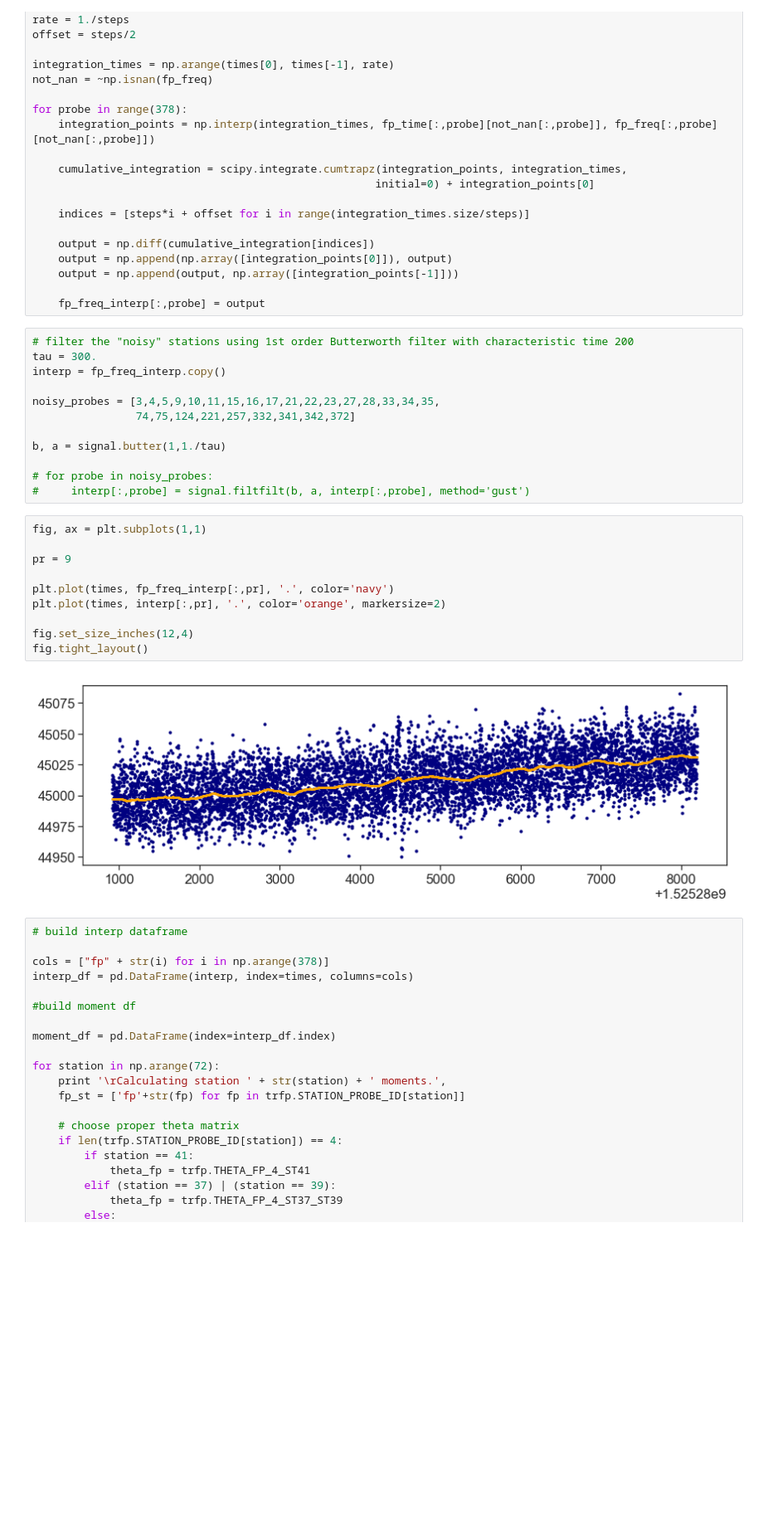
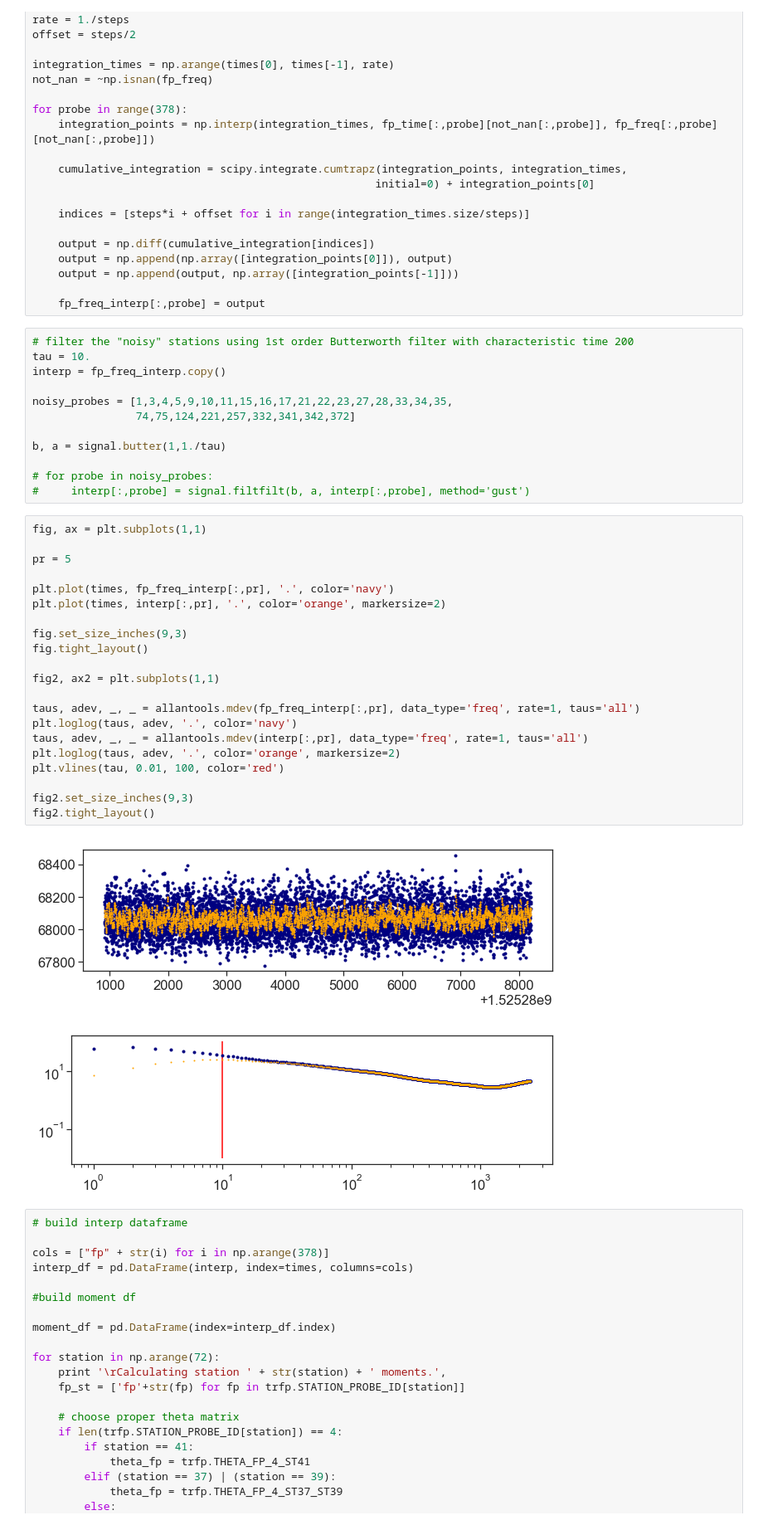
Before and after one commit to aetb/trfp, a Jupyter notebook: new_root_to_moment.ipynb, the cells around one changed output. Shown at 83% size. Saved outputs shown, nothing was run; the diff lists cells and outputs as text; blank space fills up the shorter version.

Commit message:
Massive push, including organization and significant work on 60 hr and 9 day data sets.

```diff
--- a/new_root_to_moment.ipynb
+++ b/new_root_to_moment.ipynb
@@ -66,28 +69,40 @@ for probe in range(378):
     fp_freq_interp[:,probe] = output
 # %%
 # filter the "noisy" stations using 1st order Butterworth filter with characteristic time 200
-tau = 300.
+tau = 10.
 interp = fp_freq_interp.copy()
 
-noisy_probes = [3,4,5,9,10,11,15,16,17,21,22,23,27,28,33,34,35,
+noisy_probes = [1,3,4,5,9,10,11,15,16,17,21,22,23,27,28,33,34,35,
                 74,75,124,221,257,332,341,342,372]
 
 b, a = signal.butter(1,1./tau)
 
 # for probe in noisy_probes:
 #     interp[:,probe] = signal.filtfilt(b, a, interp[:,probe], method='gust')
-# %%
-fig, ax = plt.subplots(1,1)
-
-pr = 9
-
-plt.plot(times, fp_freq_interp[:,pr], '.', color='navy')
-plt.plot(times, interp[:,pr], '.', color='orange', markersize=2)
-
-fig.set_size_inches(12,4)
-fig.tight_layout()
-# %% [output]
-[figure, removed]
+# %%
+fig, ax = plt.subplots(1,1)
+
+pr = 5
+
+plt.plot(times, fp_freq_interp[:,pr], '.', color='navy')
+plt.plot(times, interp[:,pr], '.', color='orange', markersize=2)
+
+fig.set_size_inches(9,3)
+fig.tight_layout()
+
+fig2, ax2 = plt.subplots(1,1)
+
+taus, adev, _, _ = allantools.mdev(fp_freq_interp[:,pr], data_type='freq', rate=1, taus='all')
+plt.loglog(taus, adev, '.', color='navy')
+taus, adev, _, _ = allantools.mdev(interp[:,pr], data_type='freq', rate=1, taus='all')
+plt.loglog(taus, adev, '.', color='orange', markersize=2)
+plt.vlines(tau, 0.01, 100, color='red')
+
+fig2.set_size_inches(9,3)
+fig2.tight_layout()
+# %% [output]
+[figure, added]
+[figure, added]
 # %%
 # build interp dataframe
 
```
Also changed, not shown: parts of 4 cells of this notebook, 34 other files.
